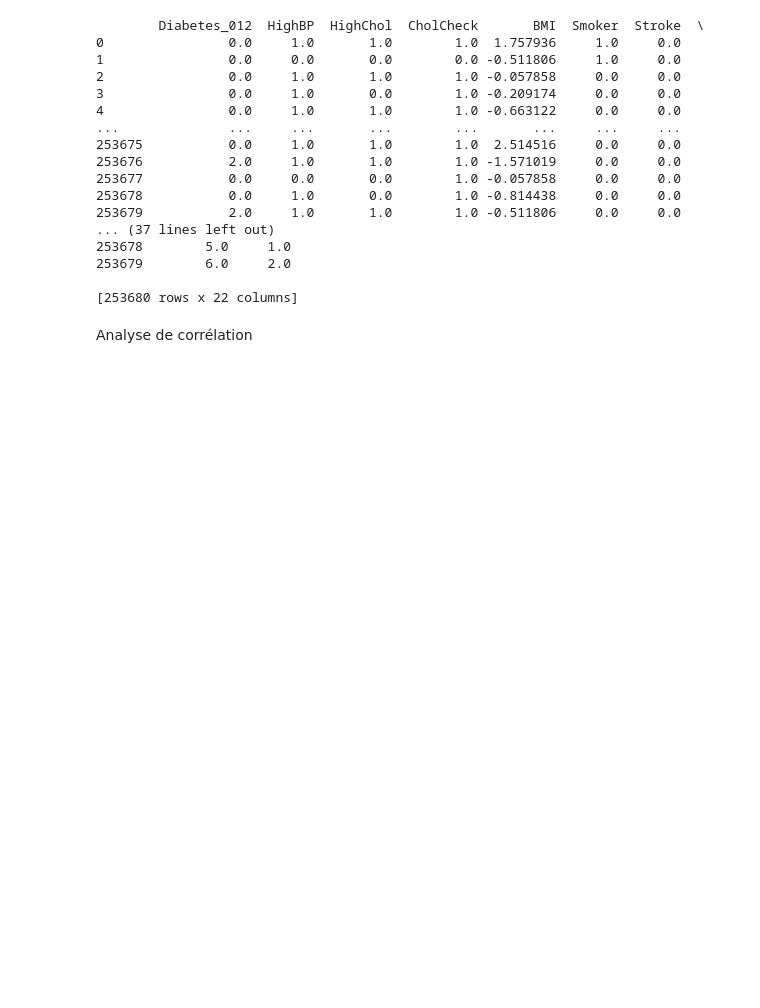
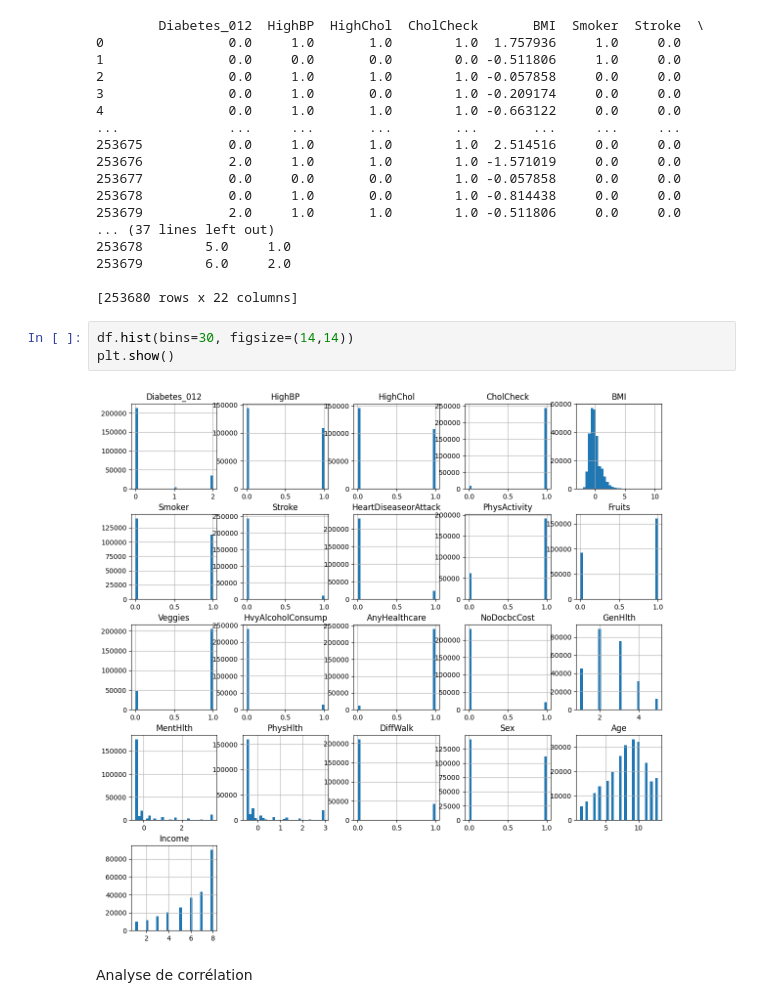
Before and after one commit to izemamine14-netizen/Projet-Pr-diction-Diab-te, a Jupyter notebook: sprint2.ipynb, the cells around one changed output. Drawn from its saved outputs; the diff is of its cells as text; blank space fills up the shorter version.

```diff
--- a/sprint2.ipynb
+++ b/sprint2.ipynb
@@ -135,6 +135,11 @@ print(df)
 253679        6.0     2.0
 
 [253680 rows x 22 columns]
+# %%
+df.hist(bins=30, figsize=(14,14))
+plt.show()
+# %% [output]
+[figure, added]
 # %% [markdown]
 Analyse de corrélation
 # %%
```
Also changed, not shown: parts of 3 cells of this notebook.
